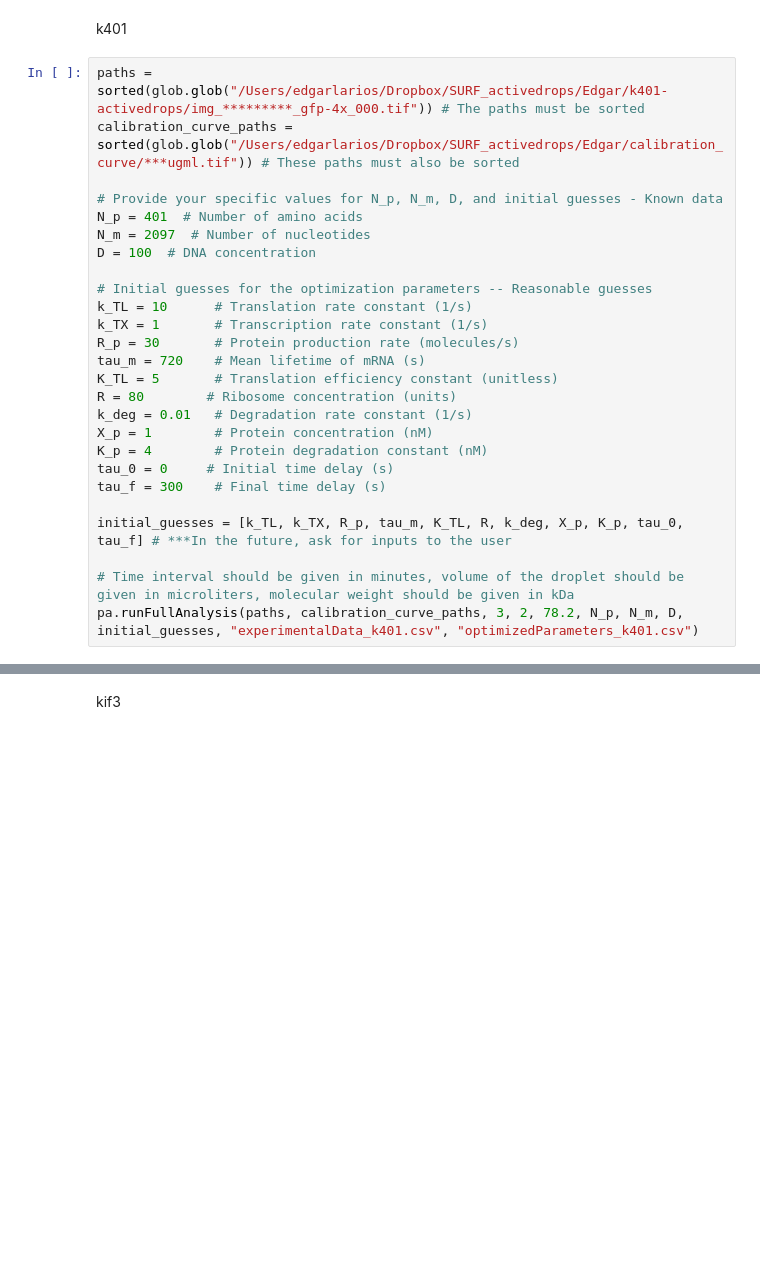
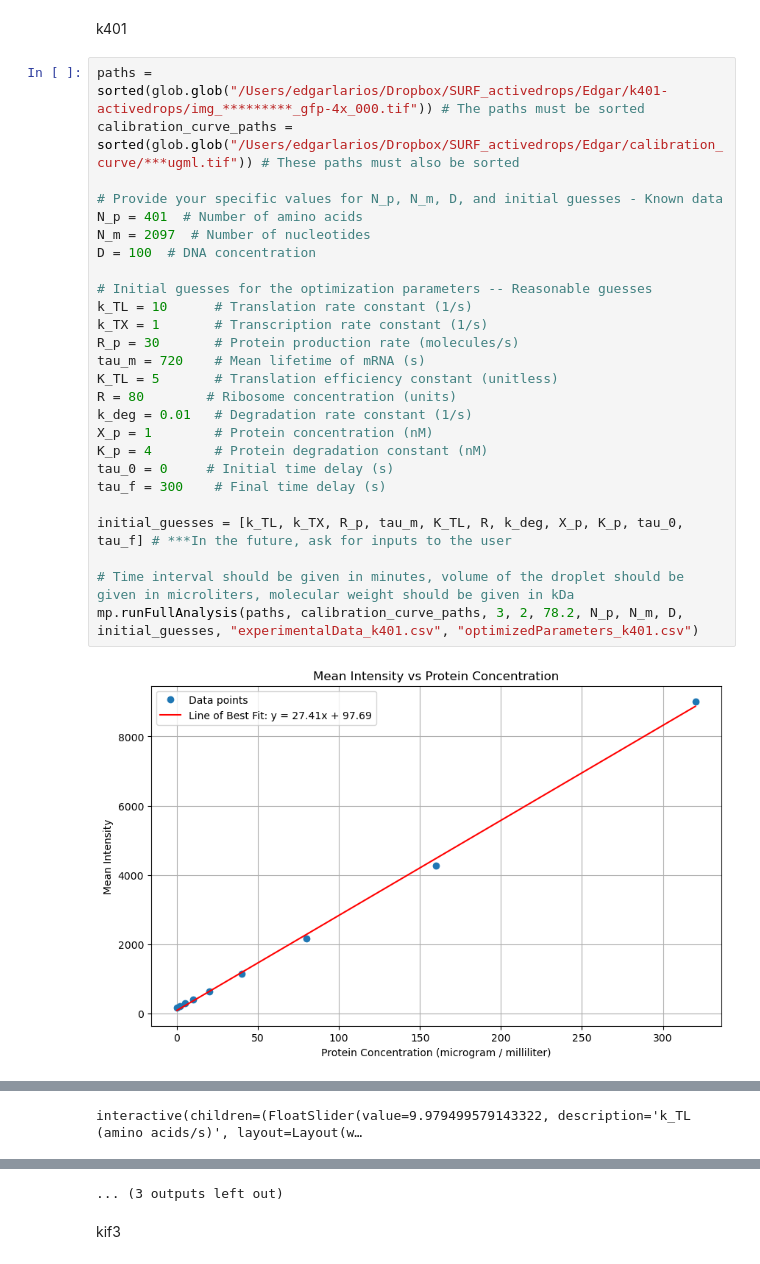
Before and after one commit to dalarios/activedrops_surf, a Jupyter notebook: Homework3-EL.ipynb, the cells around one changed output, grey strips where cells are left out. Saved outputs shown, nothing was run; the diff lists cells and outputs as text; blank space fills up the shorter version.

```diff
--- a/Homework3-EL.ipynb
+++ b/Homework3-EL.ipynb
@@ -15,26 +15,28 @@ k401
 # %%
 paths = sorted(glob.glob("/Users/edgarlarios/Dropbox/SURF_activedrops/Edgar/k401-activedrops/img_*********_gfp-4x_000.tif")) # The paths must be sorted
 calibration_curve_paths = sorted(glob.glob("/Users/edgarlarios/Dropbox/SURF_activedrops/Edgar/calibration_curve/***ugml.tif")) # These paths must also be sorted
 
 # Provide your specific values for N_p, N_m, D, and initial guesses - Known data
 N_p = 401  # Number of amino acids
 N_m = 2097  # Number of nucleotides
 D = 100  # DNA concentration
 
 # Initial guesses for the optimization parameters -- Reasonable guesses
 k_TL = 10      # Translation rate constant (1/s)
 k_TX = 1       # Transcription rate constant (1/s)
 R_p = 30       # Protein production rate (molecules/s)
 tau_m = 720    # Mean lifetime of mRNA (s)
 K_TL = 5       # Translation efficiency constant (unitless)
 R = 80        # Ribosome concentration (units)
 k_deg = 0.01   # Degradation rate constant (1/s)
 X_p = 1        # Protein concentration (nM)
 K_p = 4        # Protein degradation constant (nM)
 tau_0 = 0     # Initial time delay (s)
 tau_f = 300    # Final time delay (s)
 
 initial_guesses = [k_TL, k_TX, R_p, tau_m, K_TL, R, k_deg, X_p, K_p, tau_0, tau_f] # ***In the future, ask for inputs to the user
 
 # Time interval should be given in minutes, volume of the droplet should be given in microliters, molecular weight should be given in kDa
-pa.runFullAnalysis(paths, calibration_curve_paths, 3, 2, 78.2, N_p, N_m, D, initial_guesses, "experimentalData_k401.csv", "optimizedParameters_k401.csv")
+mp.runFullAnalysis(paths, calibration_curve_paths, 3, 2, 78.2, N_p, N_m, D, initial_guesses, "experimentalData_k401.csv", "optimizedParameters_k401.csv")
+# %% [output]
+[figure, added]
@@ -40,0 +62 @@ pa.runFullAnalysis(paths, calibration_curve_paths, 3, 2, 78.2, N_p, N_m, D, init
+interactive(children=(FloatSlider(value=9.979499579143322, description='k_TL (amino acids/s)', layout=Layout(w…
@@ -41,3 +97,4 @@ pa.runFullAnalysis(paths, calibration_curve_paths, 3, 2, 78.2, N_p, N_m, D, init
+... (3 outputs left out)
 # %% [markdown]
 kif3
 # %%
```
Also changed, not shown: parts of 17 cells of this notebook, 19 other files.
